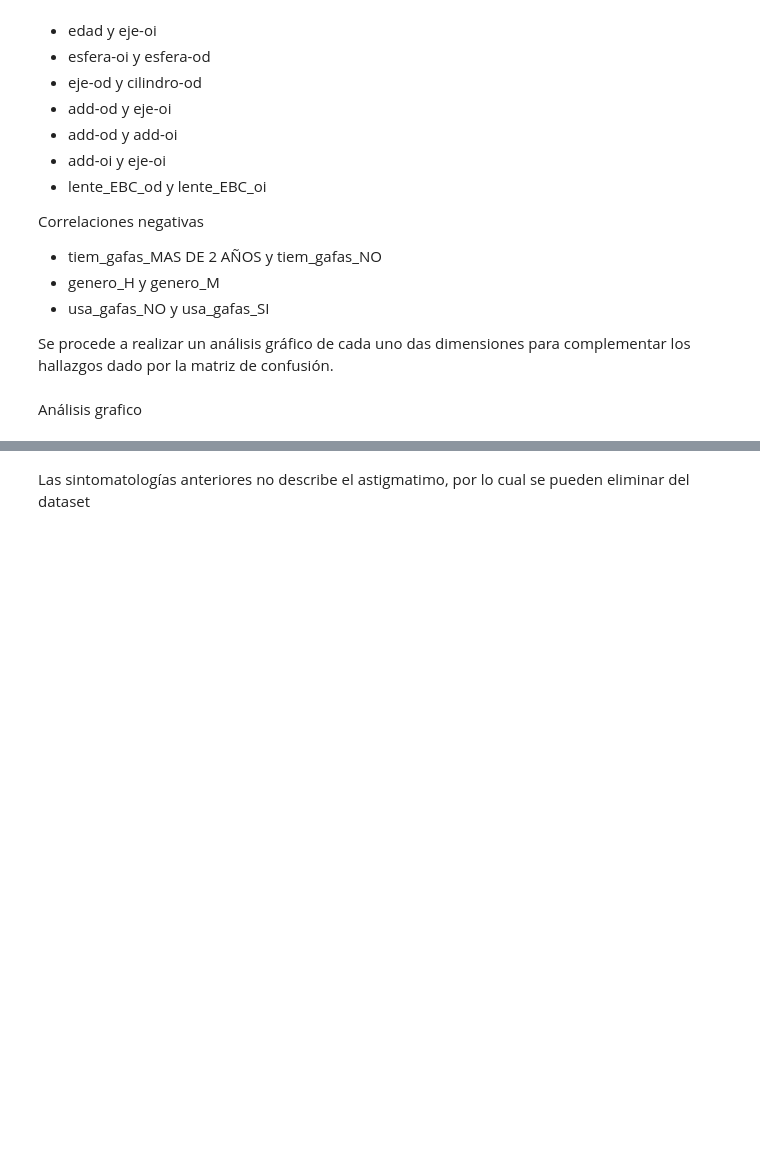
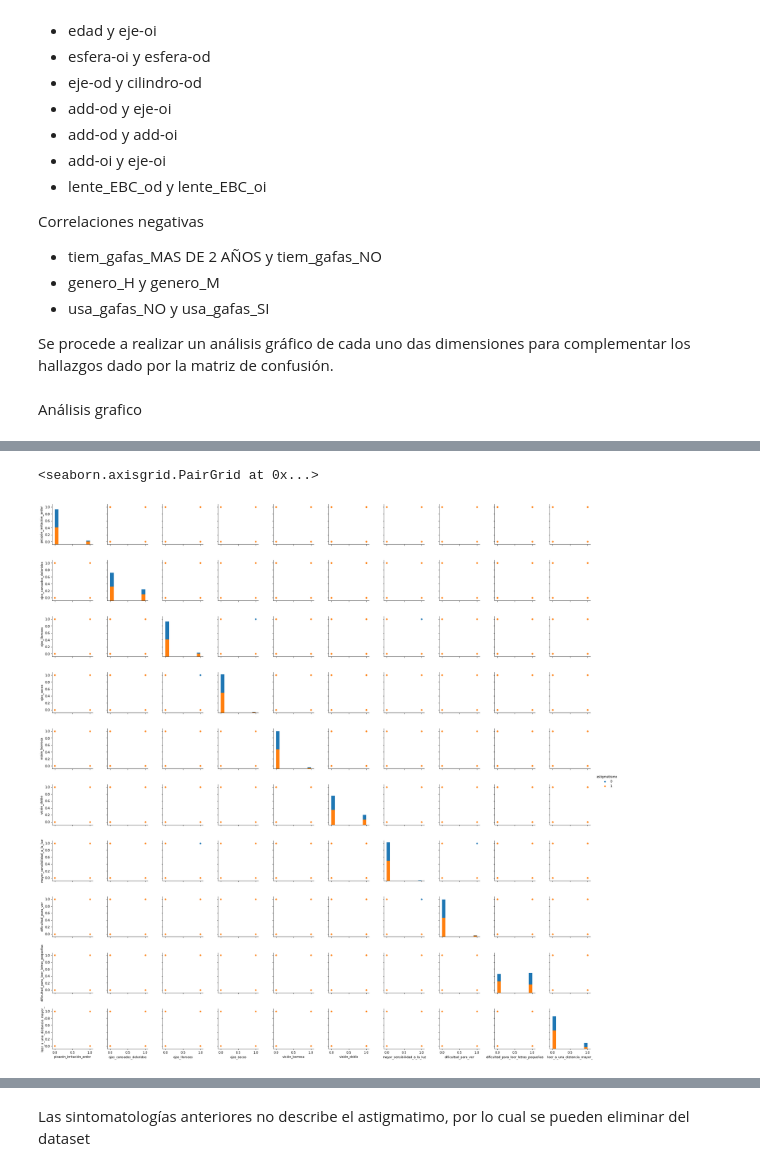
Before and after one commit to ollumope/CRP_TrabajoFinalOptometriaMed, a Jupyter notebook: Optometria.ipynb, the cells around one changed output, grey strips where cells are left out. Cells and saved outputs as stored; diff of their text form; code cells hidden in the pictures; blank space fills up the shorter version.

```diff
--- a/Optometria.ipynb
+++ b/Optometria.ipynb
@@ -579,8 +581,11 @@ RuntimeError: Selected KDE bandwidth is 0. Cannot estimate density.
 # %%
 sn.pairplot(optometria_dep[['picazón_irritación_ardor', 'ojos_cansados_doloridos', 'ojos_llorosos',
        'ojos_secos', 'visión_borrosa', 'visión_doble', 'mayor_sensibilidad_a_la_luz', 'dificultad_para_ver',
        'dificultad_para_leer_letras_pequeñas', 'leer_a_una_distancia_mayor_', 'astigmatismo']], hue =
-       'astigmatismo')
+       'astigmatismo', diag_kind = 'hist')
+# %% [output]
+<seaborn.axisgrid.PairGrid at 0x...>
+[figure, added]
 # %%
 sn.pairplot(optometria_dep[['secreciones_(pus_o_mucosidad)',
        'leer_a_una_distancia_menor_', 'ojos_enrojecidos', 'mareos_migraña_y_vomito', 'inflamación',
```
Also changed, not shown: parts of 34 cells of this notebook.
